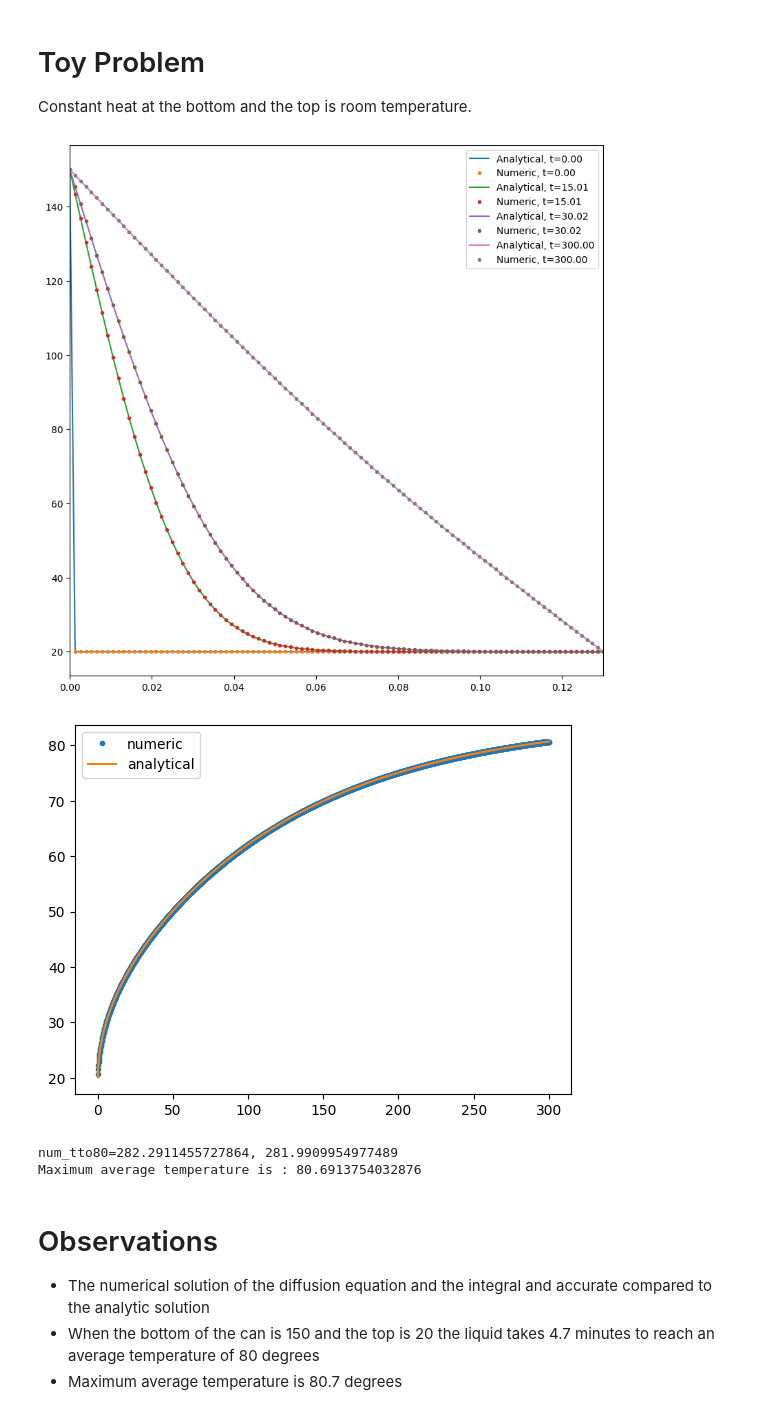
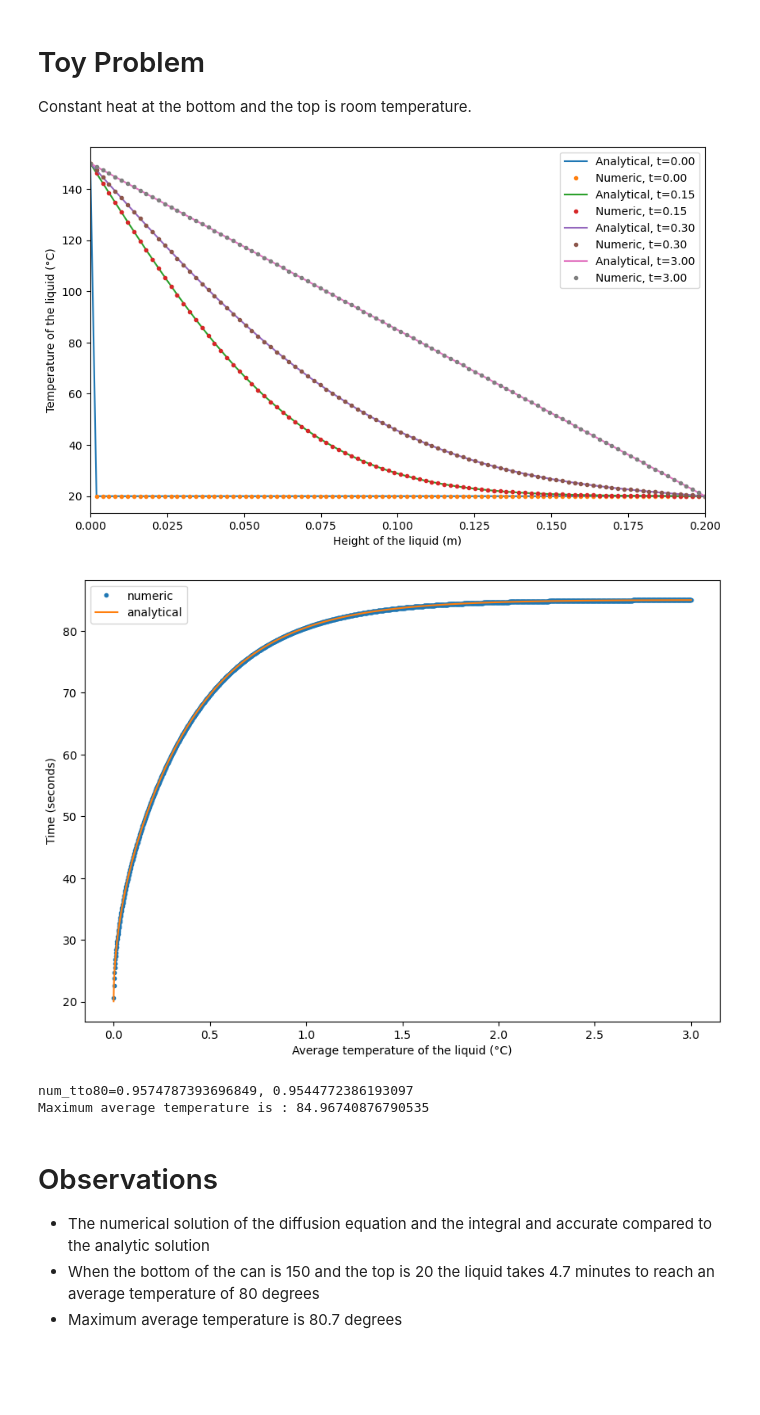
Before and after one commit to markalvaress/Drinks_Cans_IM, a Jupyter notebook: Observations.ipynb, the cells around one changed output. Cells and saved outputs as stored; diff of their text form; code cells hidden in the pictures; blank space fills up the shorter version.

Commit message:
Changed can dimensions
Fixed can dimensions, added loop to check changing temperatures

```diff
--- a/Observations.ipynb
+++ b/Observations.ipynb
@@ -11,10 +11,10 @@ Constant heat at the bottom and the top is room temperature.
 # Define parameters
 b0 = 150 # u(0,t)= b0 (boundary cond)
 bL = 20 # u(L,t)= bL (boundary cond)
-D = 0.143*10**(-4) # thermal diffusivity coefficient - in the liquid
+D = 0.01 # thermal diffusivity coefficient - in the liquid
 a = 0 # heat transfer coefficient of liquid through container to air - for sink term along sides of can
-T = 300 # final time
-L = 0.13 # Length (i.e. height) of the can
+T = 3 # final time
+L = 0.2 # Length (i.e. height) of the can
 Nt_points = 2000    # number of timesteps
 Nx_points = 100   # number of spaces in x
 
@@ -34,32 +34,41 @@ U = si.simulate_dirichlet_sink(u0, lambda t: b0, D, T, Nt_points, L, Nx_points,
 # %%
 # Compare to analytic solution
 
 U_analyt = tpa.create_analytic_toy_fn(b0, bL, L, D)
 x = np.linspace(0,L,Nx_points)
 
-fig, ax = plt.subplots(figsize = (10,10))
+fig, ax = plt.subplots(figsize = (10,6))
 
 for i in (0, Nt_points//20, Nt_points//10, Nt_points - 1):
     t = index_to_time(i)
     ax.plot(x, U_analyt(x, t), "-", label = f"Analytical, {t=:.2f}")
     ax.plot(x, U[:, i], ".", label = f"Numeric, {t=:.2f}")
 
 plt.xlim(0,L)
 plt.legend()
+plt.xlabel("Height of the liquid (m)")
+plt.ylabel("Temperature of the liquid (°C)")
+
+plt.savefig("toysol.png", bbox_inches='tight')
 plt.show()
 # %% [output]
-[figure, old version]
+[figure, new version]
 # %%
 avg_temp_analytic = tpa.create_analytic_avg_temp(b0, bL, L, D)
 avg_temp_numeric = si.create_numeric_avtemp_fn(U, 1/(Nx_points - 1), time_to_index)
 
 t = np.linspace(0, T, Nt_points)
+plt.figure(figsize=(10,7))
 plt.plot(t, avg_temp_numeric(t), ".", label = "numeric")
 plt.plot(t, avg_temp_analytic(t), "-", label = "analytical")
 plt.legend()
+plt.xlabel("Average temperature of the liquid (°C)")
+plt.ylabel("Time (seconds)")
+
+plt.savefig("toyint.png", bbox_inches='tight')
 plt.show()
 # %% [output]
-[figure, old version]
+[figure, new version]
 # %%
 num_tto80 = si.time_to_temp(avg_temp_numeric(t), 80, index_to_time)
 analyt_tto80 = si.time_to_temp(avg_temp_analytic(t), 80, index_to_time)
@@ -73,8 +82,8 @@ averages = avg_temp_numeric(k)
 
 print('Maximum average temperature is :',averages.max())
 # %% [output]
-num_tto80=282.2911455727864, 281.9909954977489
-Maximum average temperature is : 80.6913754032876
+num_tto80=0.9574787393696849, 0.9544772386193097
+Maximum average temperature is : 84.96740876790535
 # %% [markdown]
 # Observations
 - The numerical solution of the diffusion equation and the integral and accurate compared to the analytic solution
```
Also changed, not shown: parts of 56 cells of this notebook.
